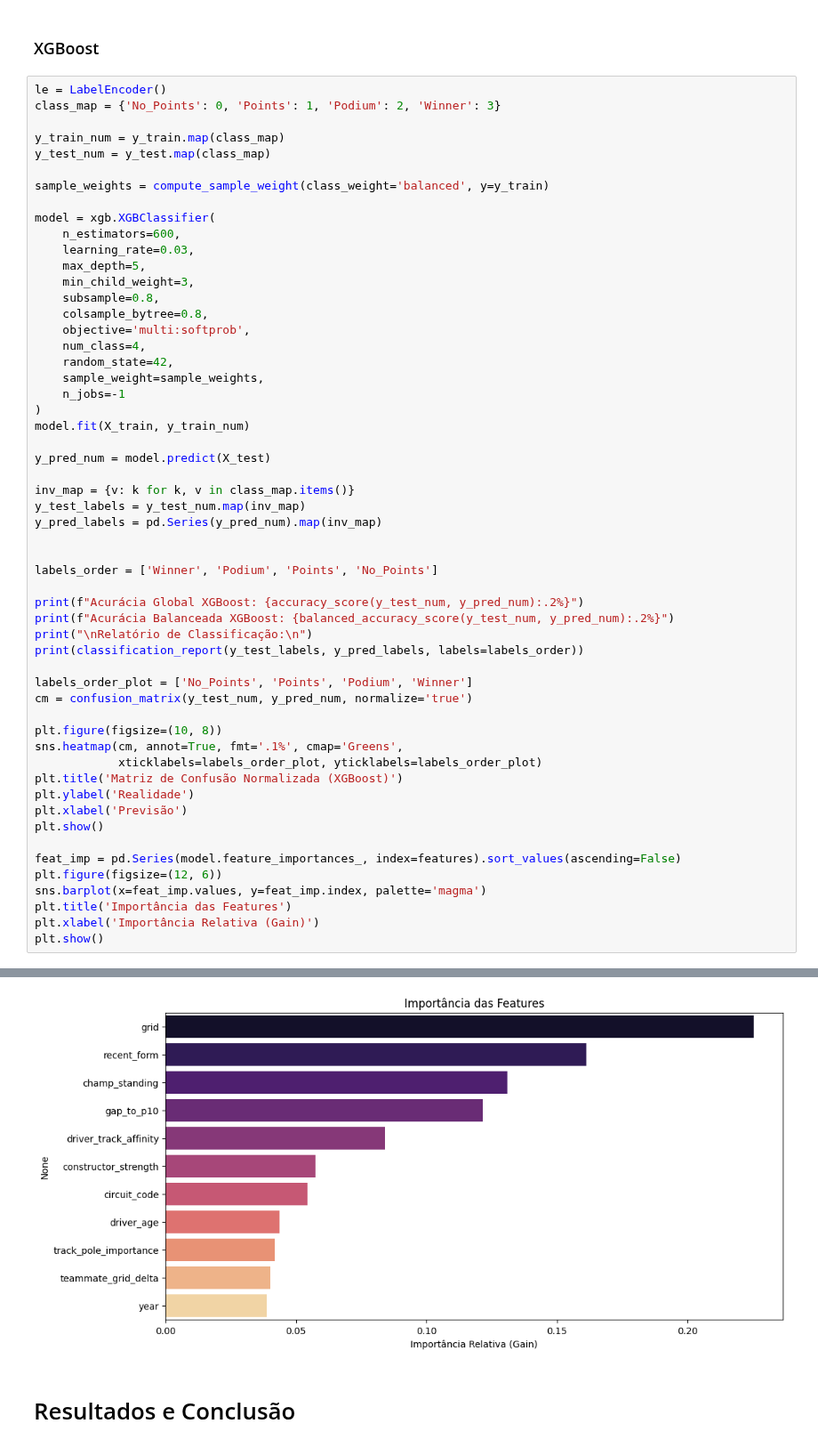
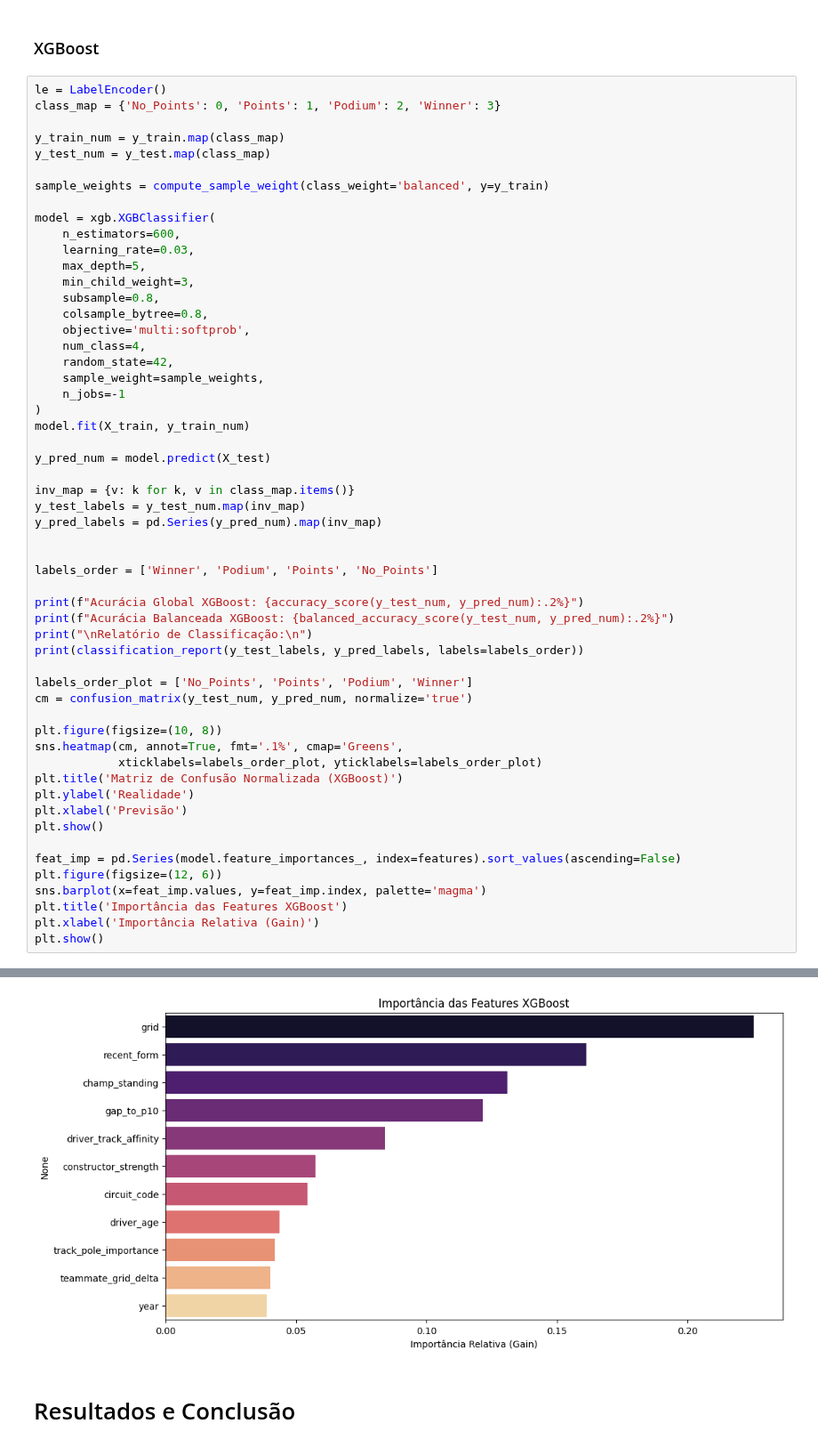
Before and after one commit to falconeee/CD-2025-2, a Jupyter notebook: projeto final/projeto_final.ipynb, the cells around one changed output, grey strips where cells are left out. Shown at 89% size. Cells and saved outputs as stored; diff of their text form.

```diff
--- a/projeto final/projeto_final.ipynb
+++ b/projeto final/projeto_final.ipynb
@@ -1620,35 +1620,35 @@ cm = confusion_matrix(y_test_num, y_pred_num, normalize='true')
 plt.figure(figsize=(10, 8))
 sns.heatmap(cm, annot=True, fmt='.1%', cmap='Greens',
             xticklabels=labels_order_plot, yticklabels=labels_order_plot)
 plt.title('Matriz de Confusão Normalizada (XGBoost)')
 plt.ylabel('Realidade')
 plt.xlabel('Previsão')
 plt.show()
 
 feat_imp = pd.Series(model.feature_importances_, index=features).sort_values(ascending=False)
 plt.figure(figsize=(12, 6))
 sns.barplot(x=feat_imp.values, y=feat_imp.index, palette='magma')
-plt.title('Importância das Features')
+plt.title('Importância das Features XGBoost')
 plt.xlabel('Importância Relativa (Gain)')
 plt.show()
 # %% [output]
 Acurácia Global XGBoost: 77.43%
 Acurácia Balanceada XGBoost: 71.55%
 
 Relatório de Classificação:
 
               precision    recall  f1-score   support
 
       Winner       0.66      0.65      0.65        51
       Podium       0.71      0.60      0.65       110
       Points       0.75      0.79      0.77       415
    No_Points       0.84      0.83      0.83       381
 
     accuracy                           0.77       957
    macro avg       0.74      0.72      0.73       957
 weighted avg       0.77      0.77      0.77       957
 [figure]
-[figure, old version]
+[figure, new version]
 # %% [markdown]
 # Resultados e Conclusão
 # %% [markdown]
```
Also changed, not shown: parts of 2 cells of this notebook.
